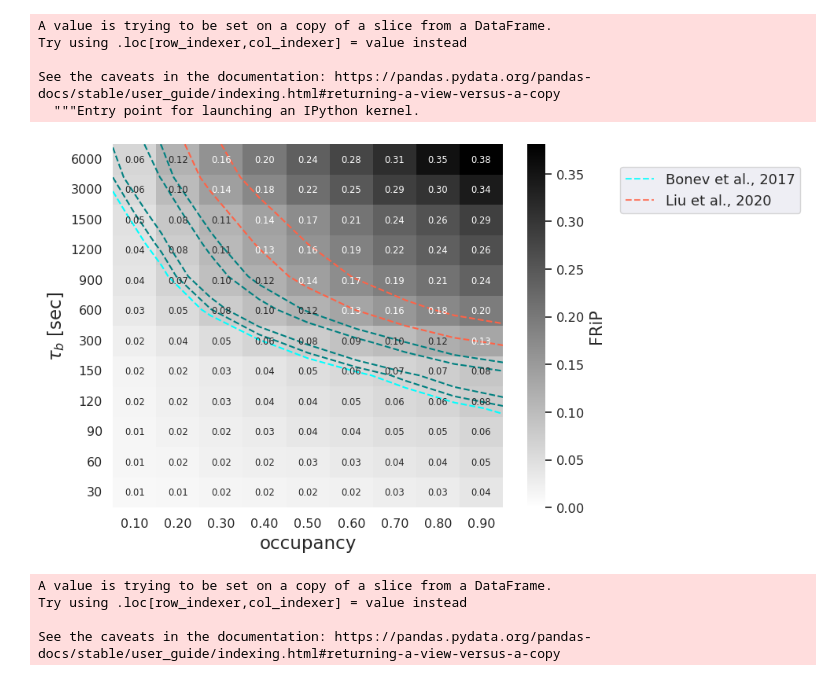
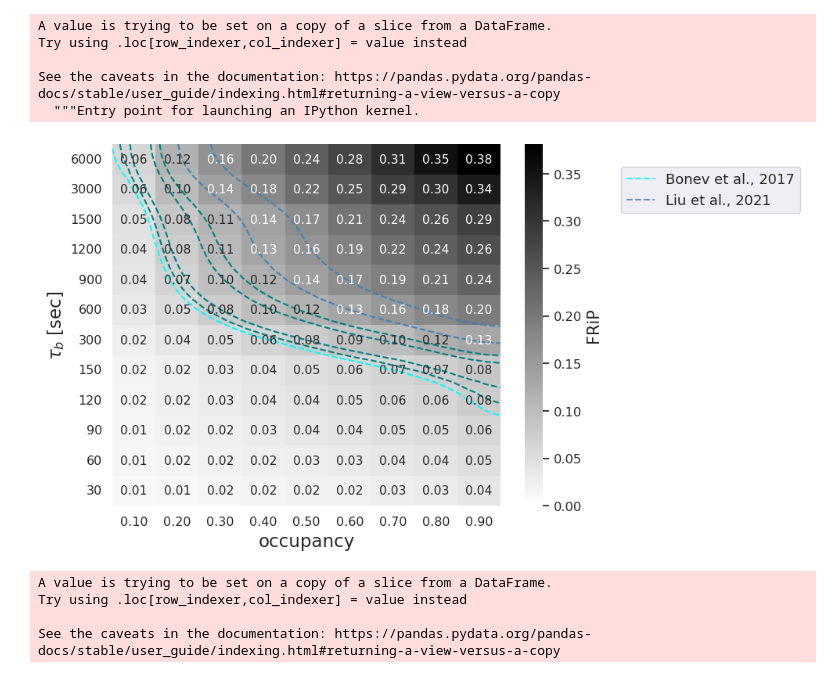
Before and after one commit to Fudenberg-Research-Group/dynamic_extrusion_boundaries, a Jupyter notebook: analysis/sweeps_map_frips.ipynb, the cells around one changed output. Cells and saved outputs as stored; diff of their text form; code cells hidden in the pictures.

```diff
--- a/analysis/sweeps_map_frips.ipynb
+++ b/analysis/sweeps_map_frips.ipynb
@@ -114,27 +114,27 @@ for life in list(unique_life):
         cbar.ax.tick_params(labelsize=10)
         cbar.set_label('FRiP', fontsize=15)
 
-        Hansen = utvis.make_equipotential_lines(heatmap_data,Hansen_val_wt, label = 'Bonev et al., 2017',
+        Hansen = utvis.make_equipotential_lines(heatmap_data,Hansen_val_wt, label = 'Bonev et al., 2017',expand_cof = 3,
                                              num_line_x = 14, num_line_y = 11, color='cyan', linestyles='dashed')
-        Liu = utvis.make_equipotential_lines(heatmap_data,[Liu_val_wt_list[1]],label='Liu et al., 2020',
-                                             num_line_x = 14, num_line_y = 11, color='tomato', linestyles='dashed')
+        Liu = utvis.make_equipotential_lines(heatmap_data,[Liu_val_wt_list[1]],label='Liu et al., 2021',expand_cof = 3,
+                                             num_line_x = 14, num_line_y = 11, color='lightgreen', linestyles='dashed')
 
         ### occupancy exp det
         new_heatmap_data = more_file_filtered.pivot(' clife', ' cof', ' occup')
         occup60 = [0.6]
-        occup_60 = utvis.make_equipotential_lines(new_heatmap_data,occup60, label = 'Bonev et al., 2017',
+        occup_60 = utvis.make_equipotential_lines(new_heatmap_data,occup60, label = 'Bonev et al., 2017',expand_cof = 3,
                                              num_line_x = 14, num_line_y = 11, color='red', linestyles='dashed')
         occup70 = [0.7]
-        occup_70 = utvis.make_equipotential_lines(new_heatmap_data,occup70, label = 'Bonev et al., 2017',
+        occup_70 = utvis.make_equipotential_lines(new_heatmap_data,occup70, label = 'Bonev et al., 2017', expand_cof = 3,
                                              num_line_x = 14, num_line_y = 11, color='red', linestyles='dashed')
 
         im.set_xticklabels([int(float(t.get_text())) if float(t.get_text()).is_integer() else t.get_text() for t in im.get_xticklabels()])
         im.set_yticklabels([int(float(t.get_text())) if float(t.get_text()).is_integer() else t.get_text() for t in im.get_yticklabels()])
-        plt.xlabel(r'$\tau_u$ [sec]', fontsize=16.5)
+        plt.xlabel(r'$\tau_u$, sec', fontsize=16.5)
         plt.xticks(fontsize=11)
-        plt.ylabel(r'$\tau_b$ [sec]', fontsize=16.5)
+        plt.ylabel(r'$\tau_b$, sec', fontsize=16.5)
         plt.yticks(fontsize=11, rotation=0)
-        plt.title('lifetime = %s sec' % (np.round(life * TIME_CONV_COEF)), fontsize=14.5)
+        plt.title(r'$\tau_E$ = %s sec' % (np.round(life * TIME_CONV_COEF)), fontsize=14.5)
         plt.gca().invert_yaxis()
 
         # Add legend
@@ -189,41 +189,41 @@ for life in list(list_life):
         dtaframe_grouped [' clife']= (dtaframe_grouped[' clife']*TIME_CONV_COEF).round()
         dtaframe_grouped=dtaframe_grouped[dtaframe_grouped[' clife']<=6000]
         heatmap_data = dtaframe_grouped.pivot(' clife', 'occupancy', ' fripscore')
 
         plt.figure(figsize=(8, 6))
         im = sns.heatmap(heatmap_data, annot=True, cmap='gray_r', fmt = '0.2f',vmin=0.0,vmax=0.381, cbar_kws={'label': 'Frip score'} )
-        sns.set(font_scale=0.831)
+        sns.set(font_scale=0.931)
         cbar = im.collections[0].colorbar
         cbar.ax.tick_params(labelsize=11.75)
         cbar.set_label('FRiP', fontsize=15)
 
-        Hansen = utvis.make_equipotential_lines(heatmap_data,Hansen_val_wt, label = 'Bonev et al., 2017',
+        Hansen = utvis.make_equipotential_lines(heatmap_data,Hansen_val_wt, label = 'Bonev et al., 2017', expand_cof = 3,
                                              num_line_x = 9, num_line_y = 12, color='cyan', linestyles='dashed')
-        Liu = utvis.make_equipotential_lines(heatmap_data,Liu_val_wt_list,label='Liu et al., 2020',
-                                             num_line_x = 9, num_line_y = 12, color='tomato', linestyles='dashed')
-        Justice = utvis.make_equipotential_lines(heatmap_data,Justice_val_wt_list, label = 'Bonev et al., 2017',
+        Liu = utvis.make_equipotential_lines(heatmap_data,Liu_val_wt_list,label='Liu et al., 2021', expand_cof = 3,
+                                             num_line_x = 9, num_line_y = 12, color='steelblue', linestyles='dashed')
+        Justice = utvis.make_equipotential_lines(heatmap_data,Justice_val_wt_list, label = 'Bonev et al., 2017', expand_cof = 3,
                                              num_line_x = 9, num_line_y = 12, color='teal', linestyles='dashed')
 
         # Add legend manually for the contours
         hansen_line, = plt.plot([], [], color='cyan', linestyle='dashed', alpha=0.83, label='Hansen et al., 2017')
-        Liu_line, = plt.plot([], [], color='tomato', linestyle='dashed', alpha=0.83, label='Liu et al., 2020')
+        Liu_line, = plt.plot([], [], color='steelblue', linestyle='dashed', alpha=0.83, label='Liu et al., 2021')
         justice_line, = plt.plot([], [], color='teal', linestyle='dashed', alpha=0.83, label='Justice., 2020')
 
         im.set_xticklabels(['{:.2f}'.format(float(t.get_text())) for t in im.get_xticklabels()])
         ytick_labels = [int(float(t.get_text())) for t in im.get_yticklabels()]
         plt.xlabel(r'occupancy', fontsize = 16.5)
         plt.xticks(fontsize =11.5, rotation=0)
         plt.ylabel(r'$\tau_b$ [sec]', fontsize =16.5)
         plt.yticks(fontsize = 11.5, rotation = 0)
         # Add legend
         im.set_xticklabels([int(float(t.get_text())) if float(t.get_text()).is_integer() else t.get_text() for t in im.get_xticklabels()])
         im.set_yticklabels([int(float(t.get_text())) if float(t.get_text()).is_integer() else t.get_text() for t in im.get_yticklabels()])
-        plt.legend(handles=[Hansen, Liu], loc=(1.3,0.81), fontsize =12.95)
+        plt.legend(handles=[Hansen, Liu], loc=(1.31,0.81), fontsize =12.95)
         plt.gca().invert_yaxis()
         plt.savefig('../output/figures/fripsweep_for_occupancy_%s_%s_color_a.pdf'%(life, vel), transparent = True, bbox_inches = 'tight')
         plt.show()
 # %% [output]
-[figure, old version]
+[figure, new version]
 # %%
 aimed_occupancy = [0.1, 0.2,0.3, 0.4, 0.5, 0.6, 0.7, 0.8, 0.9]
 
```
Also changed, not shown: parts of 1 cell of this notebook.
